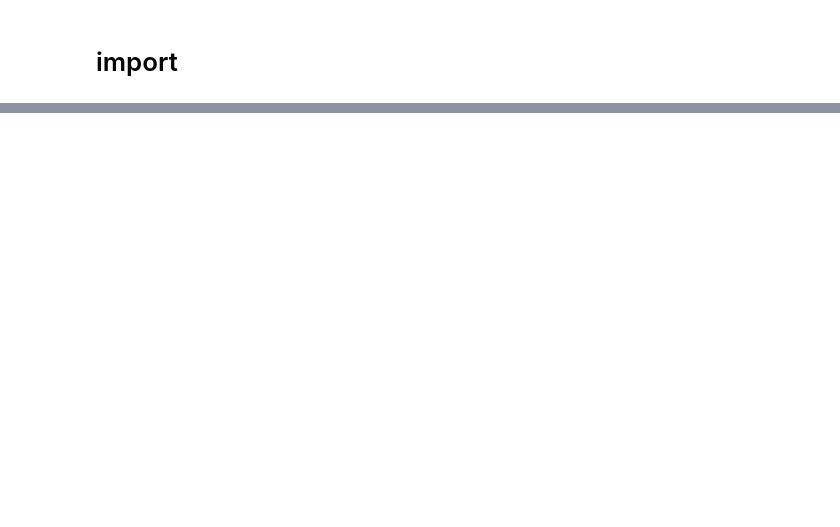
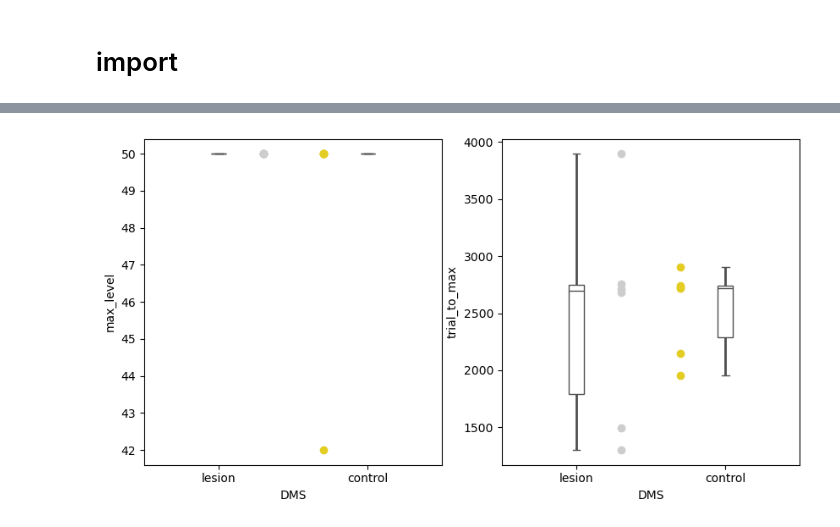
Before and after one commit to EmmettJT/Thompson_et_al_2026, a Jupyter notebook: ED_1/ED1_plots.ipynb, the cells around one changed output, grey strips where cells are left out. Drawn from its saved outputs; the diff is of its cells as text; code cells hidden in the pictures; blank space fills up the shorter version.

```diff
--- a/ED_1/ED1_plots.ipynb
+++ b/ED_1/ED1_plots.ipynb
@@ -9,0 +79,20 @@ ed1_data_dict = convert_loaded_data(ed1_data_dict)
+# %%
+fig,[ax,ax1] = plt.subplots(1, 2, figsize=(10, 5))
+
+ax1.plot([0.3]*len(dms_c_t_reached), dms_c_t_reached,'o',color = "#CDCDCD")
+ax1.plot([0.7]*len(dms_l_t_reached), dms_l_t_reached,'o',color = "#E4CD23")
+plot_df2 = pd.DataFrame({'DMS': ['lesion']*len(dms_c_t_reached) + ['control']*len(dms_l_t_reached),'trial_to_max': dms_c_t_reached+dms_l_t_reached})
+ax1=sns.boxplot( y = 'trial_to_max', x = 'DMS', data = plot_df2, color = "#E4CD23", width = .1, zorder = 10,\
+            showcaps = True, boxprops = {'facecolor':'none', "zorder":10},\
+            showfliers=False, whiskerprops = {'linewidth':2, "zorder":10},\
+               saturation = 1, orient = 'v',ax = ax1)
+
+ax.plot([0.3]*len(dms_c_max_l), dms_c_max_l,'o',color = '#CDCDCD')
+ax.plot([0.7]*len(dms_l_max_l), dms_l_max_l,'o',color = '#E4CD23')
+plot_df3 = pd.DataFrame({'DMS': ['lesion']*len(dms_c_max_l) + ['control']*len(dms_l_max_l),'max_level': dms_c_max_l+dms_l_max_l})
+ax=sns.boxplot( y = 'max_level', x = 'DMS', data = plot_df3, color = "#E4CD23", width = .1, zorder = 10,\
+            showcaps = True, boxprops = {'facecolor':'none', "zorder":10},\
+            showfliers=False, whiskerprops = {'linewidth':2, "zorder":10},\
+               saturation = 1, orient = 'v',ax = ax)
+# %% [output]
+[figure, added]
```
Also changed, not shown: parts of 25 cells of this notebook, 16 other files.
